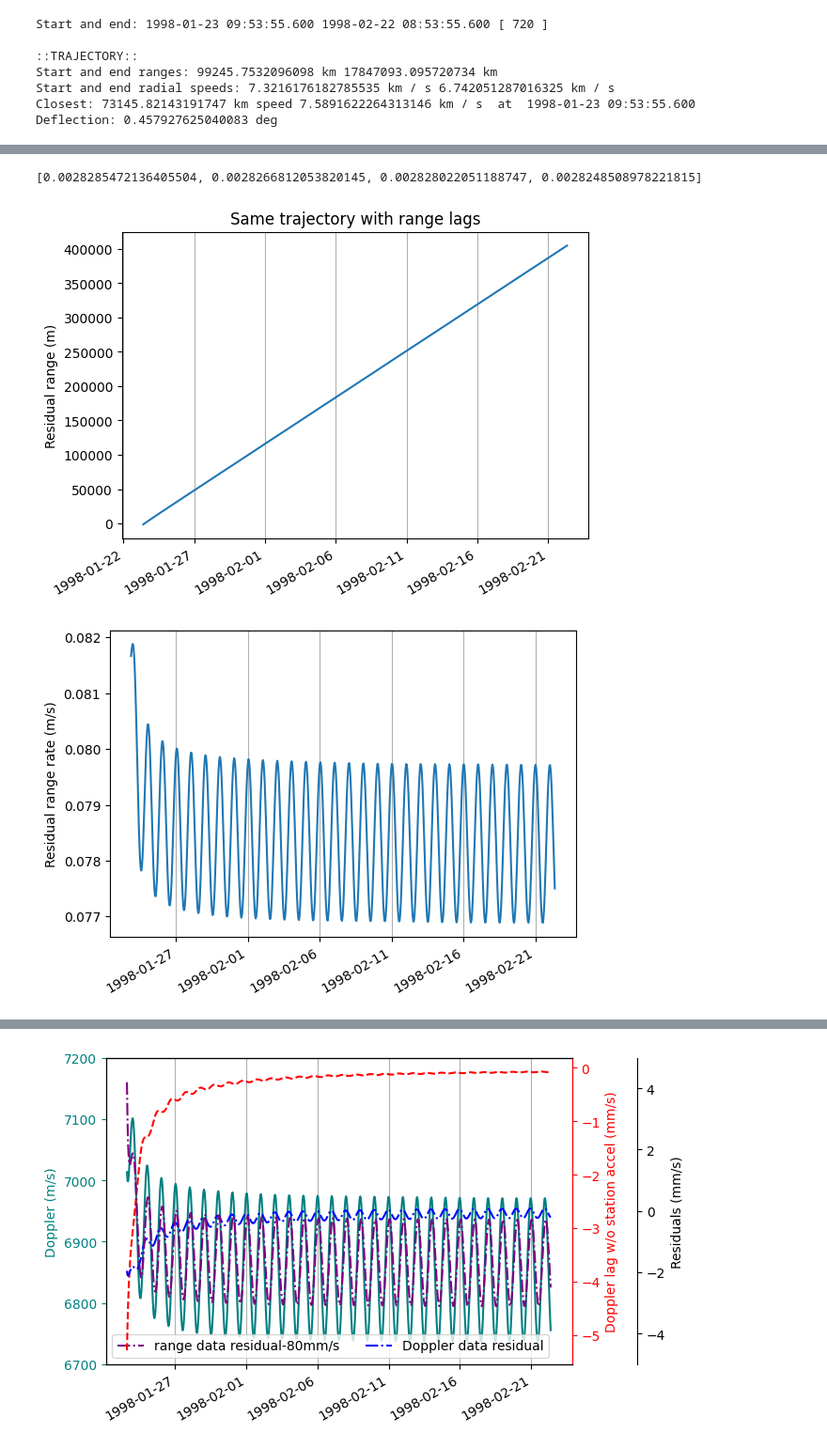
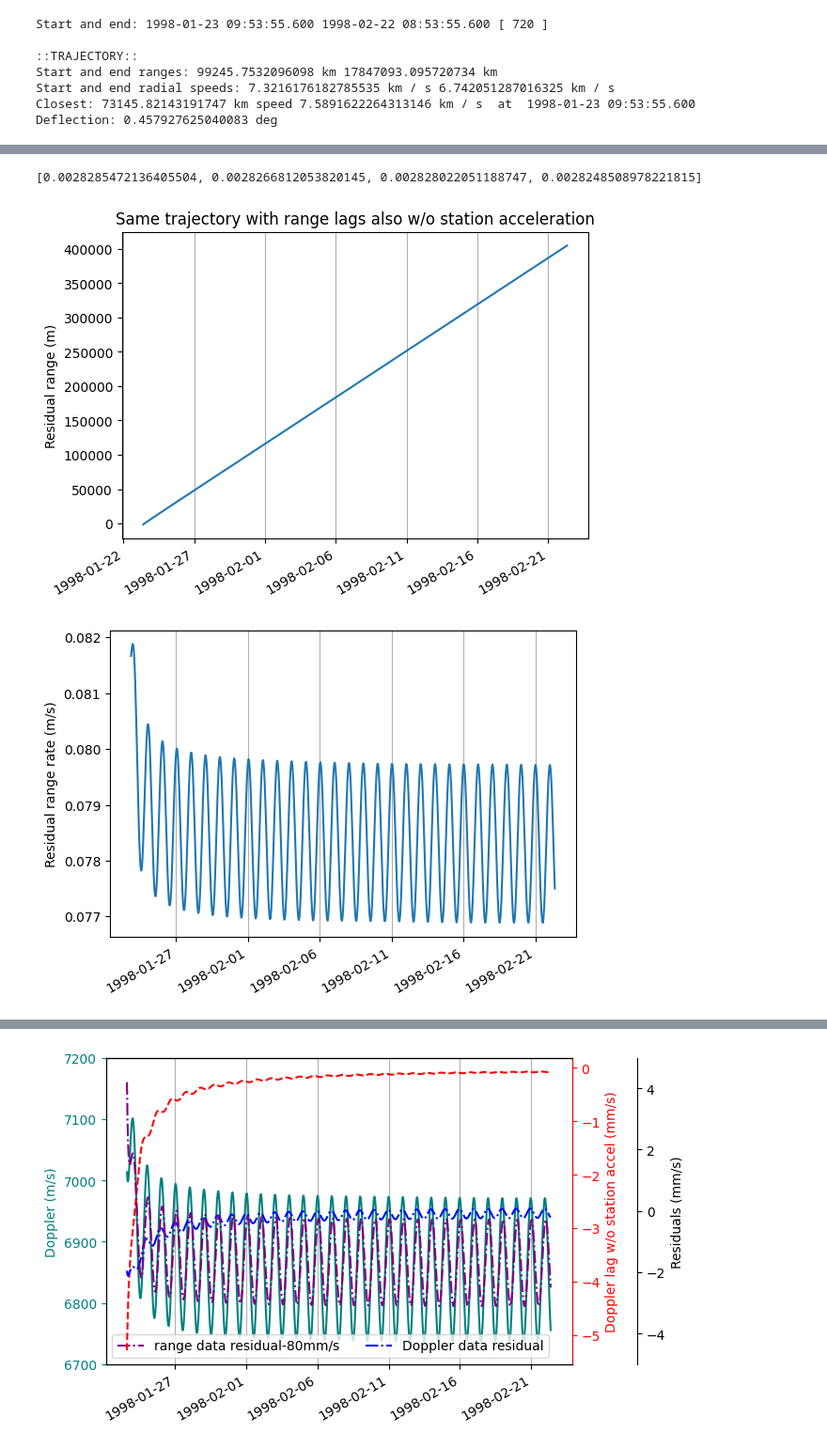
Before and after one commit to earthshrink/anomaly-sim, a Jupyter notebook: near/near_sim_postencounter-30d.ipynb, the cells around one changed output, grey strips where cells are left out. Shown at 94% size. Drawn from its saved outputs; the diff is of its cells as text; code cells hidden in the pictures.

```diff
--- a/near/near_sim_postencounter-30d.ipynb
+++ b/near/near_sim_postencounter-30d.ipynb
@@ -188,7 +186,7 @@ for e in epochs:
 07:53:55 17822799.512550116 6755.594135927058 97.8861093781696 6853.480245305228
 08:53:55 17847093.095720734 6742.051287016326 111.42434017008131 6853.475627186406
 # %%
-ltfitv = fitv(near_goldstone_orbit, [dss34], epochs[:-1], vdata_ltlags, "Fit with light-time lags")
+ltfitv = fitv(near_goldstone_orbit, [dss34], epochs[:-1], vdata_ltlags, "Fit with light-time lags w/o station acceleration")
 # %% [output]
 [[Fit Statistics]]
     # fitting method   = leastsq
@@ -211,9 +209,9 @@ Periapse radius: 6908917.068596319 m , altitude: 530780.4685963197 m
 [figure]
 # %%
-_ = ltresr_rates = reusefitr(ltfitv, epochs[:-1], rdata_ltlags, "Same trajectory with range lags")
+_ = ltresr_rates = reusefitr(ltfitv, epochs[:-1], rdata_ltlags, "Same trajectory with range lags also w/o station acceleration")
 # %% [output]
 [0.0028285472136405504, 0.0028266812053820145, 0.002828022051188747, 0.0028248508978221815]
-[figure, old version]
+[figure, new version]
 [figure]
 [figure]
 # %%
```
Also changed, not shown: parts of 3 cells of this notebook, 3 other files.
